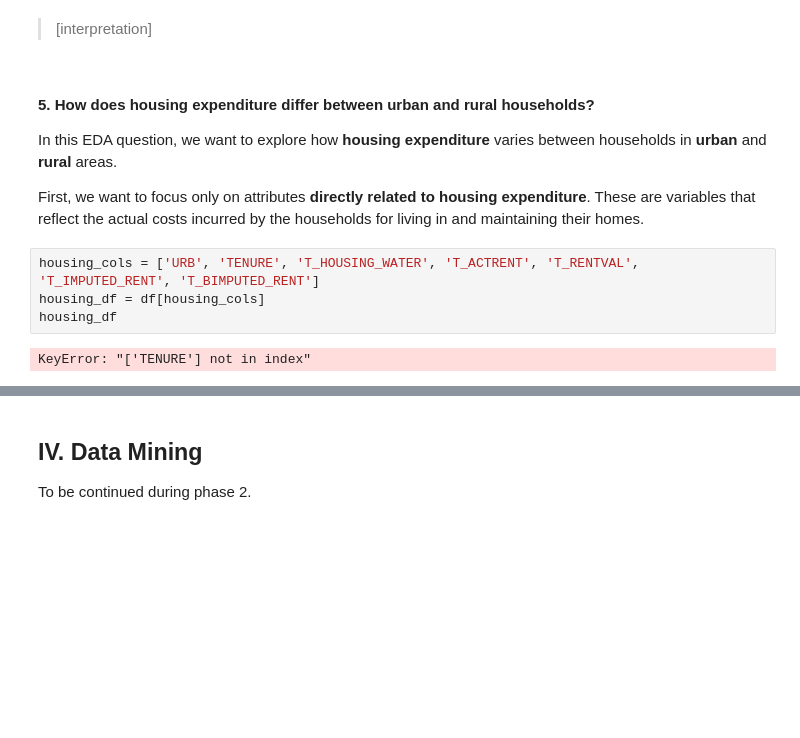
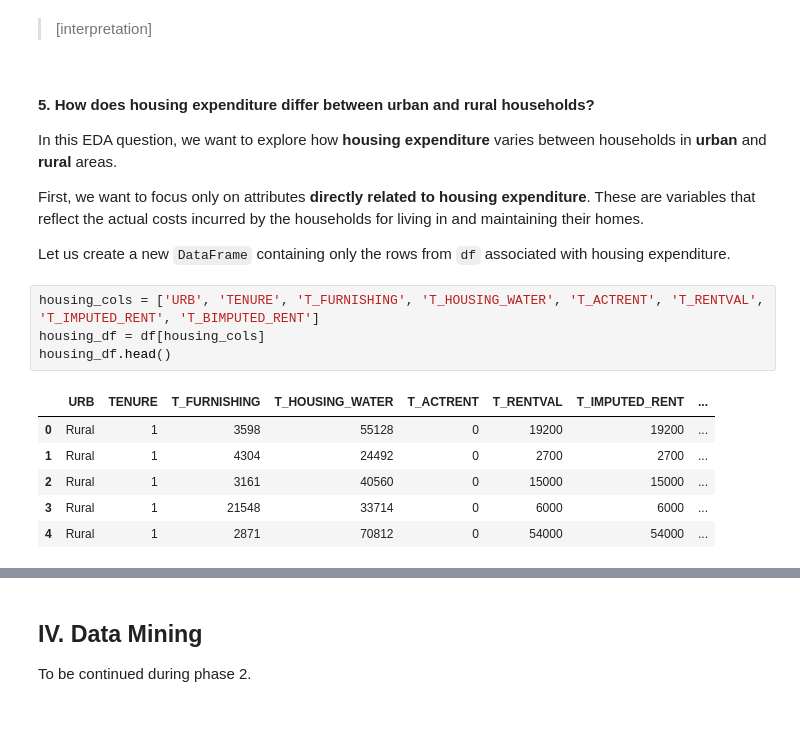
Before and after one commit to qu1r0ra/psa-dataset-analysis, a Jupyter notebook: fie-analysis.ipynb, the cells around one changed output, grey strips where cells are left out. Drawn from its saved outputs; the diff is of its cells as text; blank space fills up the shorter version.

```diff
--- a/fie-analysis.ipynb
+++ b/fie-analysis.ipynb
@@ -978,9 +1063,16 @@ for attr in major_expenditure_categories.values():
 In this EDA question, we want to explore how **housing expenditure** varies between households in **urban** and **rural** areas.
 
 First, we want to focus only on attributes **directly related to housing expenditure**. These are variables that reflect the actual costs incurred by the households for living in and maintaining their homes.
+
+Let us create a new `DataFrame` containing only the rows from `df` associated with housing expenditure.
-# %%
-housing_cols = ['URB', 'TENURE', 'T_HOUSING_WATER', 'T_ACTRENT', 'T_RENTVAL', 'T_IMPUTED_RENT', 'T_BIMPUTED_RENT']
-housing_df = df[housing_cols]
-housing_df
-# %% [output]
-KeyError: "['TENURE'] not in index"
+# %%
+housing_cols = ['URB', 'TENURE', 'T_FURNISHING', 'T_HOUSING_WATER', 'T_ACTRENT', 'T_RENTVAL', 'T_IMPUTED_RENT', 'T_BIMPUTED_RENT']
+housing_df = df[housing_cols]
+housing_df.head()
+# %% [output]
+|  | URB | TENURE | T_FURNISHING | T_HOUSING_WATER | T_ACTRENT | T_RENTVAL | T_IMPUTED_RENT | ... |
+| 0 | Rural | 1 | 3598 | 55128 | 0 | 19200 | 19200 | ... |
+| 1 | Rural | 1 | 4304 | 24492 | 0 | 2700 | 2700 | ... |
+| 2 | Rural | 1 | 3161 | 40560 | 0 | 15000 | 15000 | ... |
+| 3 | Rural | 1 | 21548 | 33714 | 0 | 6000 | 6000 | ... |
+| 4 | Rural | 1 | 2871 | 70812 | 0 | 54000 | 54000 | ... |
```
Also changed, not shown: parts of 23 cells of this notebook.
